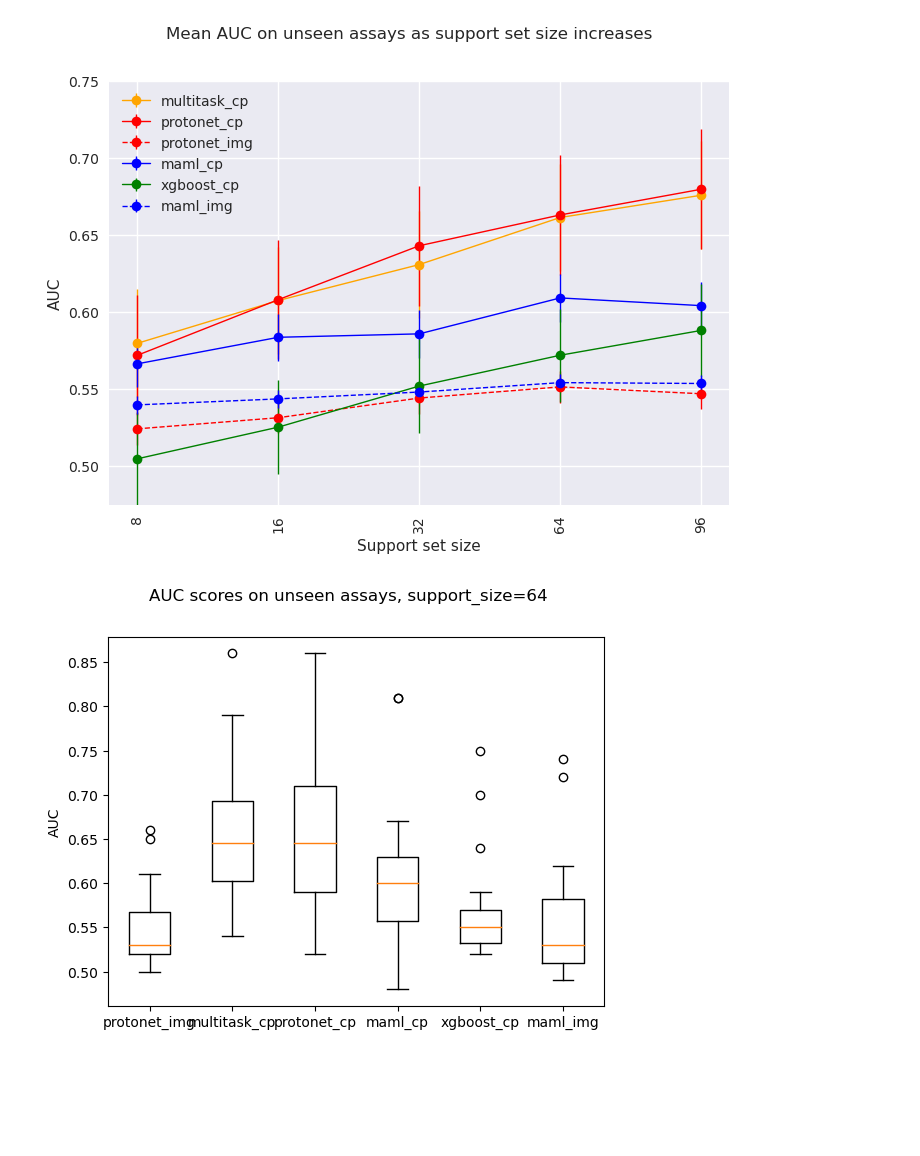
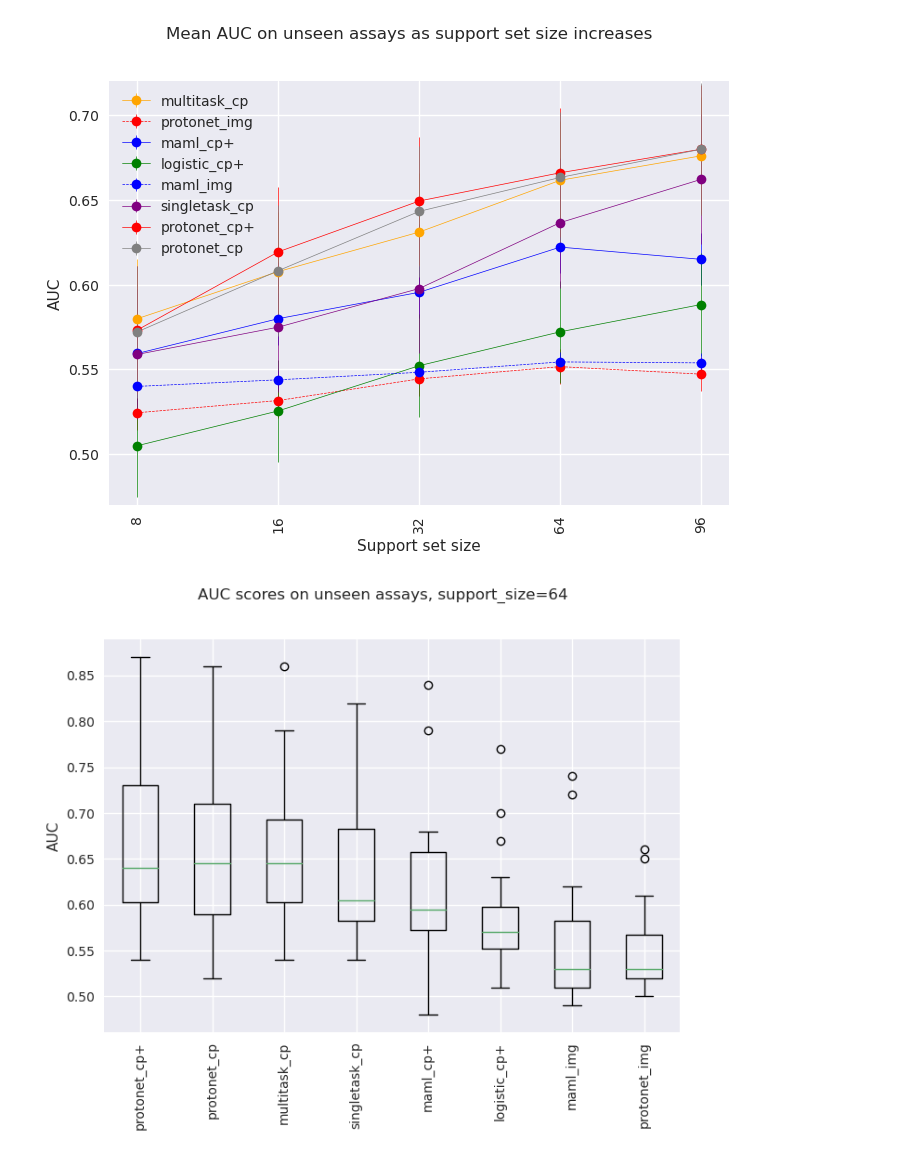
Before and after one commit to son-ha-264/FSL_CP, a Jupyter notebook: result/notebook/model_comparision_auroc.ipynb, the cells around one changed output. Drawn from its saved outputs; the diff is of its cells as text; code cells hidden in the pictures; blank space fills up the shorter version.

```diff
--- a/result/notebook/model_comparision_auroc.ipynb
+++ b/result/notebook/model_comparision_auroc.ipynb
@@ -41,11 +46,35 @@ auroc_multitask_cp_32 = np.array([float(df_multitask_auroc_cp['32'][i].split('+/
 auroc_multitask_cp_64 = np.array([float(df_multitask_auroc_cp['64'][i].split('+/-')[0]) for i in range(len(df_multitask_auroc_cp))])
 auroc_multitask_cp_96 = np.array([float(df_multitask_auroc_cp['96'][i].split('+/-')[0]) for i in range(len(df_multitask_auroc_cp))])
 
+auroc_singletask_cp_8 = np.array([float(df_singletask_auroc_cp['8'][i].split('+/-')[0]) for i in range(len(df_singletask_auroc_cp))])
+auroc_singletask_cp_16 = np.array([float(df_singletask_auroc_cp['16'][i].split('+/-')[0]) for i in range(len(df_singletask_auroc_cp))])
+auroc_singletask_cp_32 = np.array([float(df_singletask_auroc_cp['32'][i].split('+/-')[0]) for i in range(len(df_singletask_auroc_cp))])
+auroc_singletask_cp_64 = np.array([float(df_singletask_auroc_cp['64'][i].split('+/-')[0]) for i in range(len(df_singletask_auroc_cp))])
+auroc_singletask_cp_96 = np.array([float(df_singletask_auroc_cp['96'][i].split('+/-')[0]) for i in range(len(df_singletask_auroc_cp))])
+
 auroc_xgboost_cp_8 = np.array([float(df_xgboost_auroc_cp['8'][i].split('+/-')[0]) for i in range(len(df_xgboost_auroc_cp))])
 auroc_xgboost_cp_16 = np.array([float(df_xgboost_auroc_cp['16'][i].split('+/-')[0]) for i in range(len(df_xgboost_auroc_cp))])
 auroc_xgboost_cp_32 = np.array([float(df_xgboost_auroc_cp['32'][i].split('+/-')[0]) for i in range(len(df_xgboost_auroc_cp))])
 auroc_xgboost_cp_64 = np.array([float(df_xgboost_auroc_cp['64'][i].split('+/-')[0]) for i in range(len(df_xgboost_auroc_cp))])
 auroc_xgboost_cp_96 = np.array([float(df_xgboost_auroc_cp['96'][i].split('+/-')[0]) for i in range(len(df_xgboost_auroc_cp))])
+
+auroc_logistic_cpplus_8 = np.array([float(df_logistic_auroc_cpplus['8'][i].split('+/-')[0]) for i in range(len(df_logistic_auroc_cpplus))])
+auroc_logistic_cpplus_16 = np.array([float(df_logistic_auroc_cpplus['16'][i].split('+/-')[0]) for i in range(len(df_logistic_auroc_cpplus))])
+auroc_logistic_cpplus_32 = np.array([float(df_logistic_auroc_cpplus['32'][i].split('+/-')[0]) for i in range(len(df_logistic_auroc_cpplus))])
+auroc_logistic_cpplus_64 = np.array([float(df_logistic_auroc_cpplus['64'][i].split('+/-')[0]) for i in range(len(df_logistic_auroc_cpplus))])
+auroc_logistic_cpplus_96 = np.array([float(df_logistic_auroc_cpplus['96'][i].split('+/-')[0]) for i in range(len(df_logistic_auroc_cpplus))])
+
+auroc_protonet_cpplus_8 = np.array([float(df_protonet_auroc_cpplus['8'][i].split('+/-')[0]) for i in range(len(df_protonet_auroc_cpplus))])
+auroc_protonet_cpplus_16 = np.array([float(df_protonet_auroc_cpplus['16'][i].split('+/-')[0]) for i in range(len(df_protonet_auroc_cpplus))])
+auroc_protonet_cpplus_32 = np.array([float(df_protonet_auroc_cpplus['32'][i].split('+/-')[0]) for i in range(len(df_protonet_auroc_cpplus))])
+auroc_protonet_cpplus_64 = np.array([float(df_protonet_auroc_cpplus['64'][i].split('+/-')[0]) for i in range(len(df_protonet_auroc_cpplus))])
+auroc_protonet_cpplus_96 = np.array([float(df_protonet_auroc_cpplus['96'][i].split('+/-')[0]) for i in range(len(df_protonet_auroc_cpplus))])
+
+auroc_maml_cpplus_8 = np.array([float(df_maml_auroc_cpplus['8'][i].split('+/-')[0]) for i in range(len(df_maml_auroc_cpplus))])
+auroc_maml_cpplus_16 = np.array([float(df_maml_auroc_cpplus['16'][i].split('+/-')[0]) for i in range(len(df_maml_auroc_cpplus))])
+auroc_maml_cpplus_32 = np.array([float(df_maml_auroc_cpplus['32'][i].split('+/-')[0]) for i in range(len(df_maml_auroc_cpplus))])
+auroc_maml_cpplus_64 = np.array([float(df_maml_auroc_cpplus['64'][i].split('+/-')[0]) for i in range(len(df_maml_auroc_cpplus))])
+auroc_maml_cpplus_96 = np.array([float(df_maml_auroc_cpplus['96'][i].split('+/-')[0]) for i in range(len(df_maml_auroc_cpplus))])
 # %%
 # Avg score of each method for each assay
 avg_proto_cp = np.mean([auroc_proto_cp_8,auroc_proto_cp_16, auroc_proto_cp_32, auroc_proto_cp_64, auroc_proto_cp_96], axis=0)
@@ -102,16 +134,22 @@ avg_multitask_cp = [np.mean(auroc_multitask_cp_8), np.mean(auroc_multitask_cp_16
 avg_maml_cp = [np.mean(auroc_maml_cp_8), np.mean(auroc_maml_cp_16), np.mean(auroc_maml_cp_32), np.mean(auroc_maml_cp_64), np.mean(auroc_maml_cp_96)]
 avg_xgboost_cp = [np.mean(auroc_xgboost_cp_8), np.mean(auroc_xgboost_cp_16), np.mean(auroc_xgboost_cp_32), np.mean(auroc_xgboost_cp_64), np.mean(auroc_xgboost_cp_96)]
 avg_maml_img = [np.mean(auroc_maml_img_8), np.mean(auroc_maml_img_16), np.mean(auroc_maml_img_32), np.mean(auroc_maml_img_64), np.mean(auroc_maml_img_96)]
+avg_singletask_cp = [np.mean(auroc_singletask_cp_8), np.mean(auroc_singletask_cp_16), np.mean(auroc_singletask_cp_32), np.mean(auroc_singletask_cp_64), np.mean(auroc_singletask_cp_96)]
+avg_logistic_cpplus = [np.mean(auroc_logistic_cpplus_8), np.mean(auroc_logistic_cpplus_16), np.mean(auroc_logistic_cpplus_32), np.mean(auroc_logistic_cpplus_64), np.mean(auroc_logistic_cpplus_96)]
+avg_protonet_cpplus = [np.mean(auroc_protonet_cpplus_8), np.mean(auroc_protonet_cpplus_16), np.mean(auroc_protonet_cpplus_32), np.mean(auroc_protonet_cpplus_64), np.mean(auroc_protonet_cpplus_96)]
+avg_maml_cpplus = [np.mean(auroc_maml_cpplus_8), np.mean(auroc_maml_cpplus_16), np.mean(auroc_maml_cpplus_32), np.mean(auroc_maml_cpplus_64), np.mean(auroc_maml_cpplus_96)]
 
 labels = ['8', '16', '32', '64', '96']
 
 with plt.style.context(['seaborn-v0_8-deep', 'seaborn']):
-    plt.errorbar(labels, avg_multitask_cp, yerr=np.std(avg_multitask_cp), color='orange', label='multitask_cp', marker='o', linewidth=1)
-    plt.errorbar(labels, avg_protonet_cp, yerr=np.std(avg_protonet_cp), color='red', label='protonet_cp', marker='o', linewidth=1)
-    plt.errorbar(labels, avg_protonet_img, yerr=np.std(avg_protonet_img), color='red', linestyle='dashed', label='protonet_img', marker='o', linewidth=1)
-    plt.errorbar(labels, avg_maml_cp, yerr=np.std(avg_maml_cp), color='blue', label='maml_cp', marker='o', linewidth=1)
-    plt.errorbar(labels, avg_xgboost_cp, yerr=np.std(avg_xgboost_cp), color='green', label='xgboost_cp', marker='o', linewidth=1)
-    plt.errorbar(labels, avg_maml_img, yerr=np.std(avg_maml_img), color='blue', label='maml_img', marker='o', linestyle='dashed', linewidth=1)
+    plt.errorbar(labels, avg_multitask_cp, yerr=np.std(avg_multitask_cp), color='orange', label='multitask_cp', marker='o', linewidth=0.5)
+    plt.errorbar(labels, avg_protonet_img, yerr=np.std(avg_protonet_img), color='red', linestyle='dashed', label='protonet_img', marker='o', linewidth=0.5)
+    plt.errorbar(labels, avg_maml_cpplus, yerr=np.std(avg_maml_cp), color='blue', label='maml_cp+', marker='o', linewidth=0.5)
+    plt.errorbar(labels, avg_xgboost_cp, yerr=np.std(avg_xgboost_cp), color='green', label='logistic_cp+', marker='o', linewidth=0.5)
+    plt.errorbar(labels, avg_maml_img, yerr=np.std(avg_maml_img), color='blue', label='maml_img', marker='o', linestyle='dashed', linewidth=0.5)
+    plt.errorbar(labels, avg_singletask_cp, yerr=np.std(avg_singletask_cp), color='purple', label='singletask_cp', marker='o', linewidth=0.5)
+    plt.errorbar(labels, avg_protonet_cpplus, yerr=np.std(avg_protonet_cpplus), color='red', label='protonet_cp+', marker='o', linewidth=0.5)
+    plt.errorbar(labels, avg_protonet_cp, yerr=np.std(avg_protonet_cp), color='grey', label='protonet_cp', marker='o', linewidth=0.5)
 
     # Add some text for labels, title and custom x-axis tick labels, etc.
     plt.ylabel('AUC')
@@ -127,21 +165,22 @@ with plt.style.context(['seaborn-v0_8-deep', 'seaborn']):
 
     plt.tick_params(axis='x', labelrotation=90)
 
-    plt.ylim([0.475, 0.75])
+    plt.ylim([0.47, 0.72])
     plt.savefig("../plots/Model_comparison_lineplot1.png")
     plt.show()
 # %% [output]
-[figure, old version]
+[figure, new version]
 # %%
-data = [auroc_proto_img_64, auroc_multitask_cp_64, auroc_proto_cp_64, auroc_maml_cp_64, auroc_xgboost_cp_64, auroc_maml_img_64]
-#data = [multitask_cp_plus_64, proto_cp_plus_after_64, proto_img_after_64, cloome_img_64]
+data = [auroc_protonet_cpplus_64, auroc_proto_cp_64, auroc_multitask_cp_64, auroc_singletask_cp_64, auroc_maml_cpplus_64, auroc_logistic_cpplus_64, auroc_maml_img_64, auroc_proto_img_64]
 
-plt.boxplot(data)
-plt.ylabel('AUC')
-plt.suptitle('AUC scores on unseen assays, support_size=64')
-#plt.xticks([1,2,3,4], ['multitask_cp+', 'protonet_cp+', 'protonet_img', 'cloome_img'])
-plt.xticks([1,2,3,4,5,6], ['protonet_img', 'multitask_cp', 'protonet_cp', 'maml_cp', 'xgboost_cp', 'maml_img'])
-plt.savefig("../plots/Model_comparison_boxplot1.png")
-plt.show()
+with plt.style.context(['seaborn-v0_8-deep', 'seaborn']):
+    plt.boxplot(data)
+    plt.ylabel('AUC')
+    plt.suptitle('AUC scores on unseen assays, support_size=64')
+    plt.tick_params(axis='x', labelrotation=90)
+    #plt.xticks([1,2,3,4], ['multitask_cp+', 'protonet_cp+', 'protonet_img', 'cloome_img'])
+    plt.xticks([1,2,3,4,5,6,7,8], ['protonet_cp+', 'protonet_cp', 'multitask_cp', 'singletask_cp', 'maml_cp+', 'logistic_cp+', 'maml_img', 'protonet_img'])
+    plt.savefig("../plots/Model_comparison_boxplot1.png")
+    plt.show()
 # %% [output]
-[figure, old version]
+[figure, new version]
```
Also changed, not shown: parts of 2 cells of this notebook, 15 other files.
